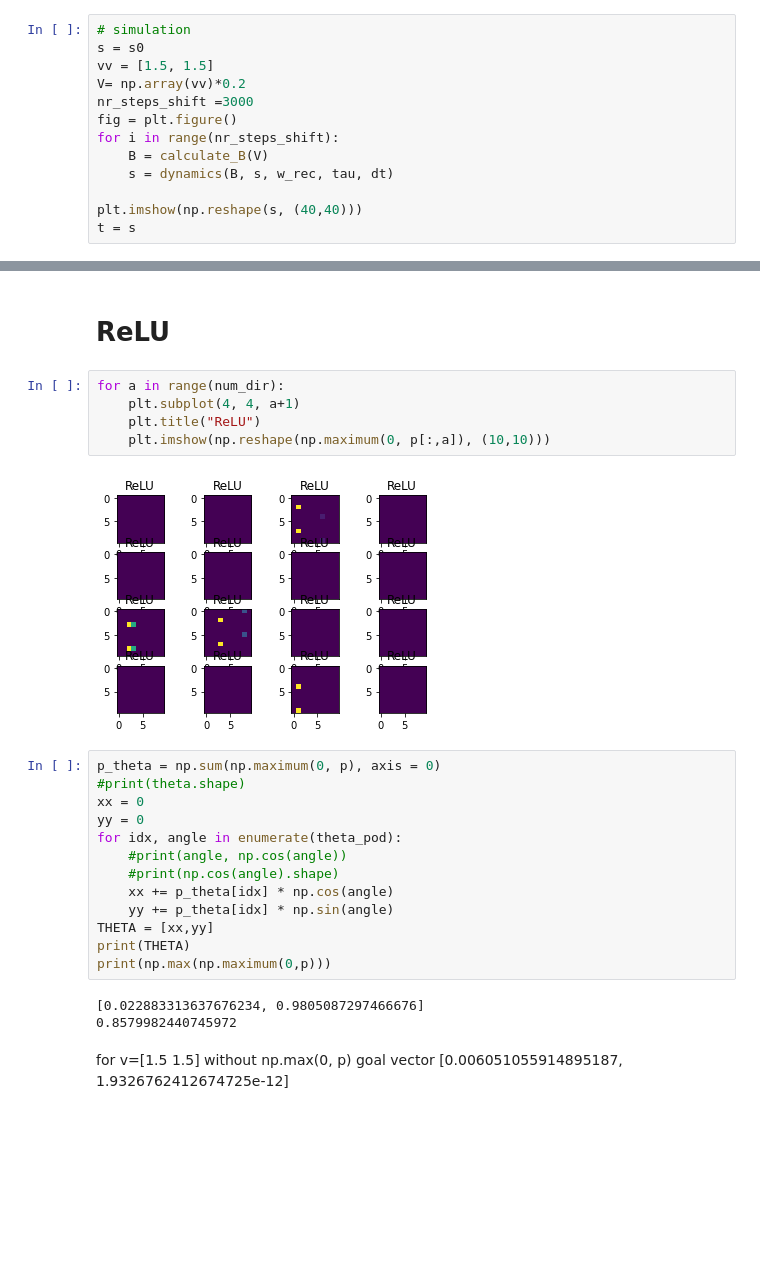
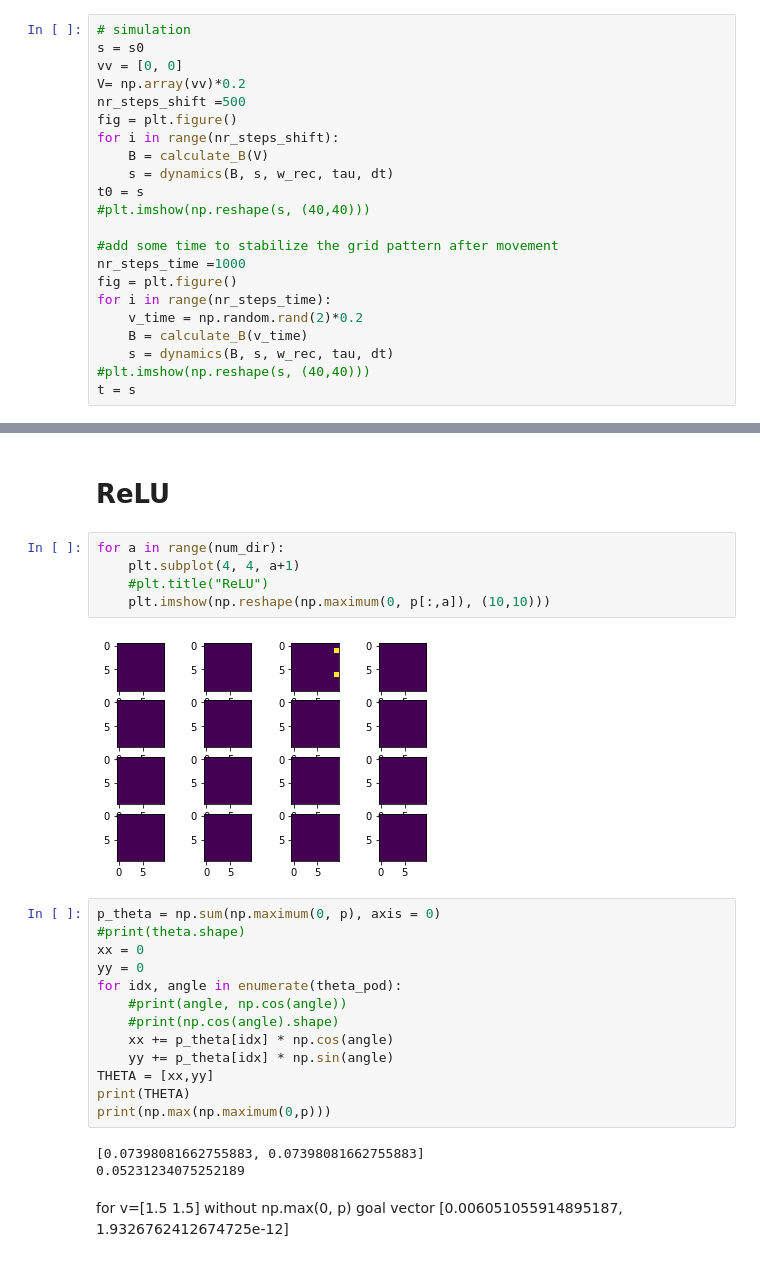
Before and after one commit to RaufHood/thesis, a Jupyter notebook: phaseoffset.ipynb, the cells around one changed output, grey strips where cells are left out. Drawn from its saved outputs; the diff is of its cells as text; blank space fills up the shorter version.

```diff
--- a/phaseoffset.ipynb
+++ b/phaseoffset.ipynb
@@ -89,14 +86,23 @@ plt.imshow(s_resh)
 # %%
 # simulation
 s = s0
-vv = [1.5, 1.5]
+vv = [0, 0]
 V= np.array(vv)*0.2
-nr_steps_shift =3000
+nr_steps_shift =500
 fig = plt.figure()
 for i in range(nr_steps_shift):
     B = calculate_B(V)
     s = dynamics(B, s, w_rec, tau, dt)
+t0 = s
+#plt.imshow(np.reshape(s, (40,40)))
 
-plt.imshow(np.reshape(s, (40,40)))
+#add some time to stabilize the grid pattern after movement
+nr_steps_time =1000
+fig = plt.figure()
+for i in range(nr_steps_time):
+    v_time = np.random.rand(2)*0.2
+    B = calculate_B(v_time)
+    s = dynamics(B, s, w_rec, tau, dt)
+#plt.imshow(np.reshape(s, (40,40)))
 t = s
 # %% [output]
@@ -207,10 +229,10 @@ for a in range(num_dir):
 # %%
 for a in range(num_dir):
     plt.subplot(4, 4, a+1)
-    plt.title("ReLU")
+    #plt.title("ReLU")
     plt.imshow(np.reshape(np.maximum(0, p[:,a]), (10,10)))
 # %% [output]
-[figure, old version]
+[figure, new version]
 # %%
 p_theta = np.sum(np.maximum(0, p), axis = 0)
 #print(theta.shape)
@@ -225,8 +247,8 @@ THETA = [xx,yy]
 print(THETA)
 print(np.max(np.maximum(0,p)))
 # %% [output]
-[0.022883313637676234, 0.9805087297466676]
-0.8579982440745972
+[0.07398081662755883, 0.07398081662755883]
+0.05231234075252189
 # %% [markdown]
 for v=[1.5 1.5] without np.max(0, p) goal vector [0.006051055914895187, 1.9326762412674725e-12]
 # %% [markdown]
```
Also changed, not shown: parts of 12 cells of this notebook, 2 other files.
